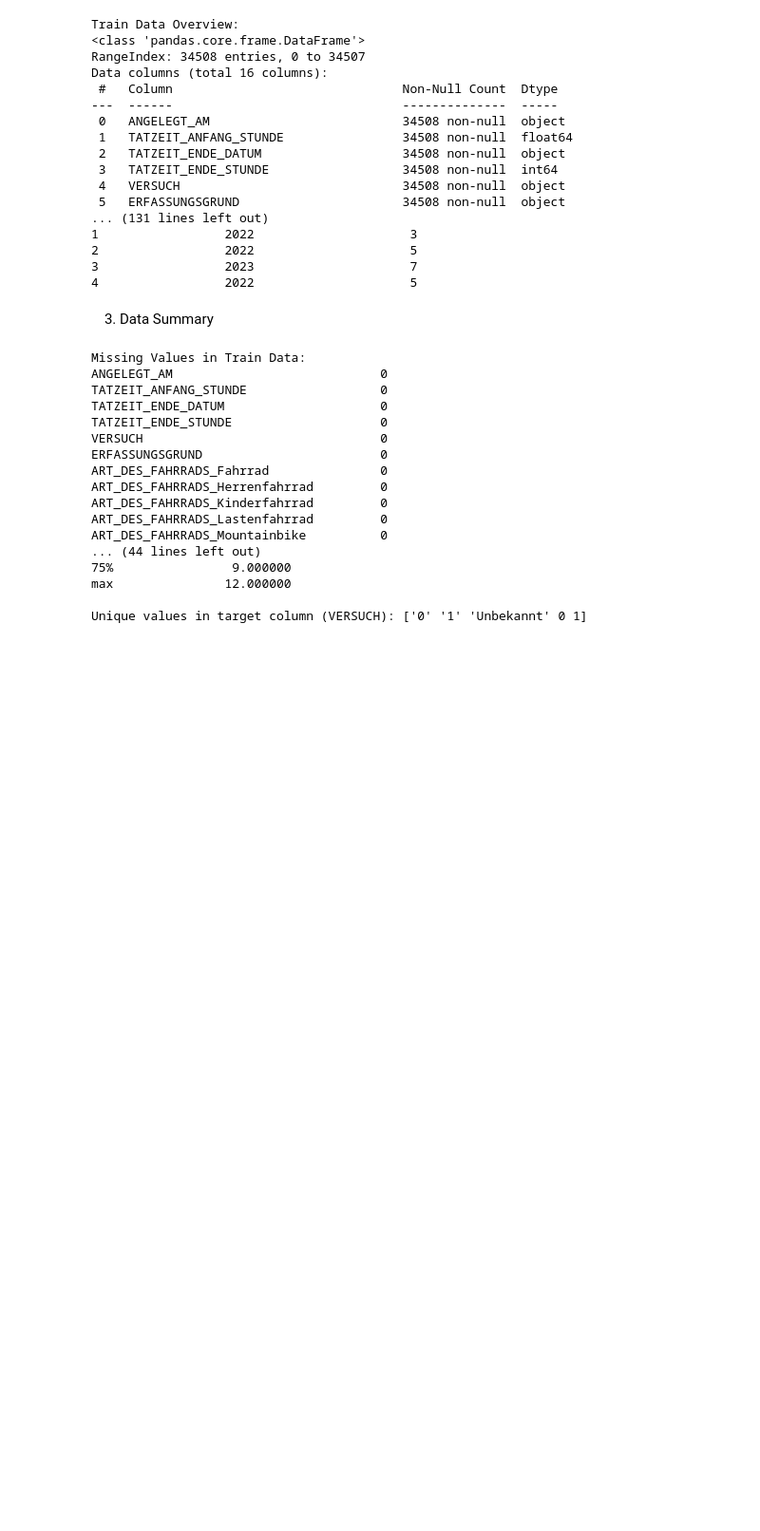
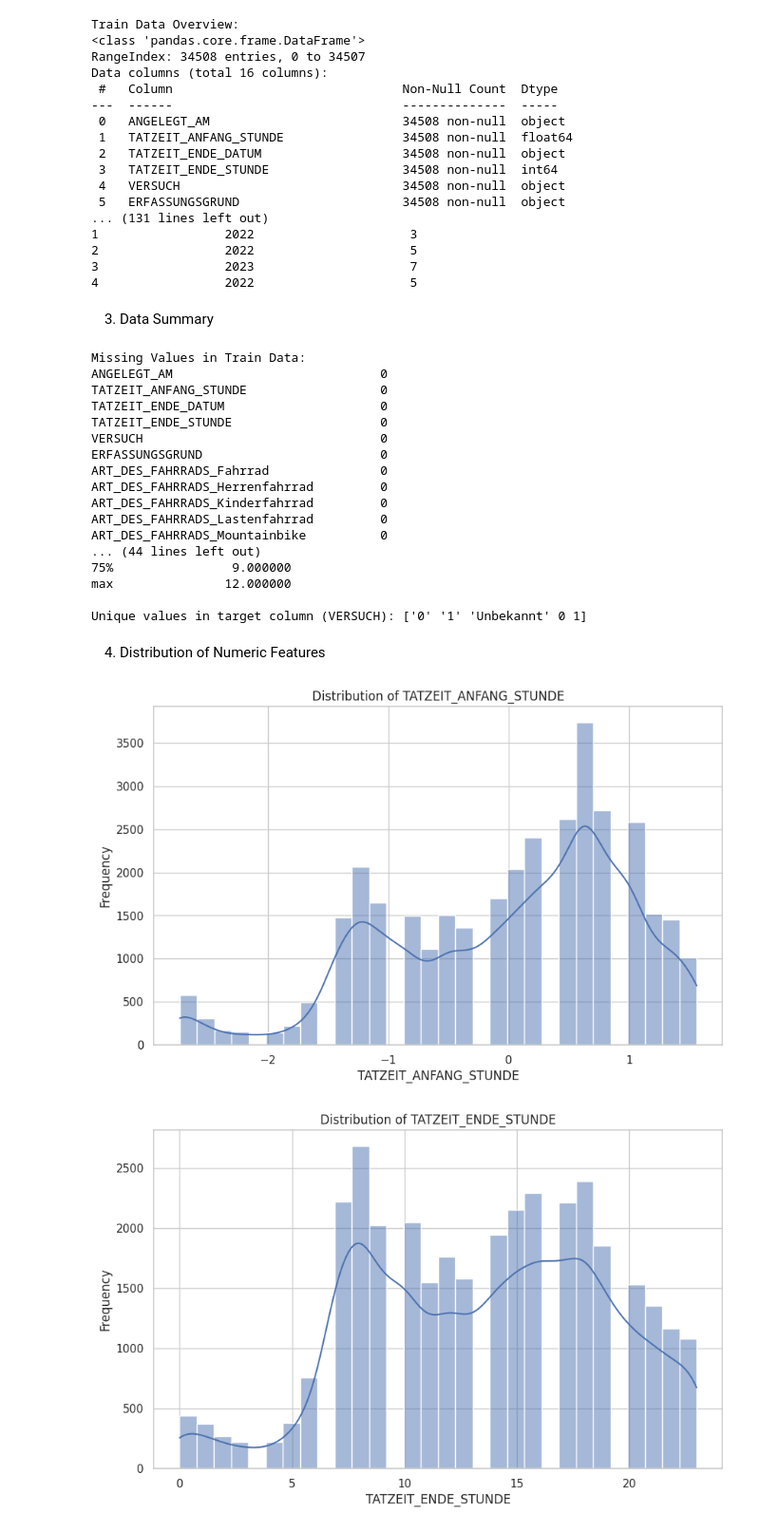
Before and after one commit to DavidTausend/bicycle_thefts_berlin, a Jupyter notebook: jupyter_notebooks/06 - ExploratoryDataAnalysis.ipynb, the cells around one changed output. Shown: that part at 95% size. Saved outputs shown, nothing was run; the diff lists cells and outputs as text; code cells hidden in the pictures; blank space fills up the shorter version.

Commit message:
add exploratory data analysis

```diff
--- a/jupyter_notebooks/06 - ExploratoryDataAnalysis.ipynb
+++ b/jupyter_notebooks/06 - ExploratoryDataAnalysis.ipynb
@@ -89,3 +89,19 @@ ART_DES_FAHRRADS_Mountainbike          0
 max               12.000000
 
 Unique values in target column (VERSUCH): ['0' '1' 'Unbekannt' 0 1]
+# %% [markdown]
+4. Distribution of Numeric Features
+# %%
+# Plot distributions of numeric features
+numeric_columns = train_data.select_dtypes(include=["int64", "float64"]).columns
+
+for col in numeric_columns:
+    plt.figure()
+    sns.histplot(train_data[col], kde=True, bins=30)
+    plt.title(f"Distribution of {col}")
+    plt.xlabel(col)
+    plt.ylabel("Frequency")
+    plt.show()
+# %% [output]
+[figure, added]
+[figure, added]
```
Also changed, not shown: parts of 7 cells of this notebook.
